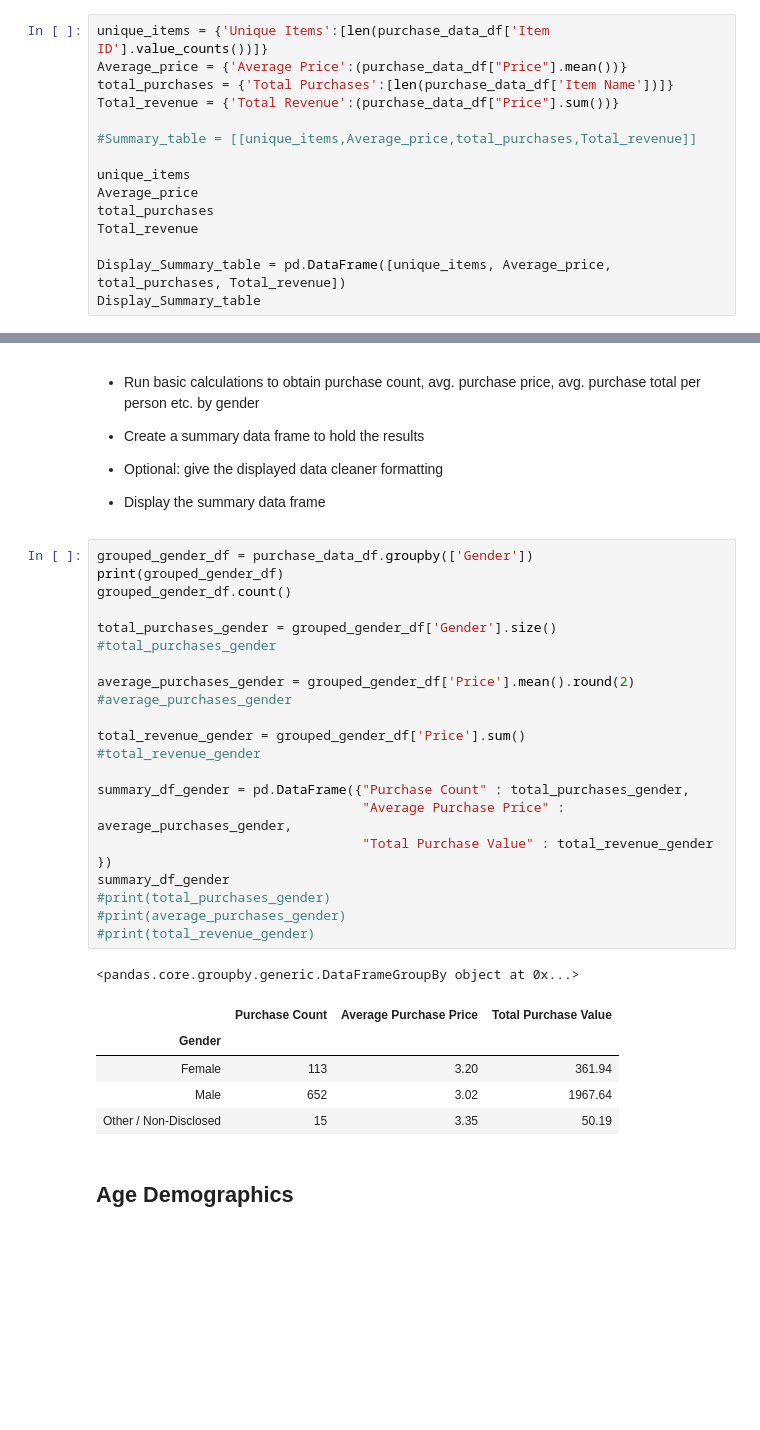
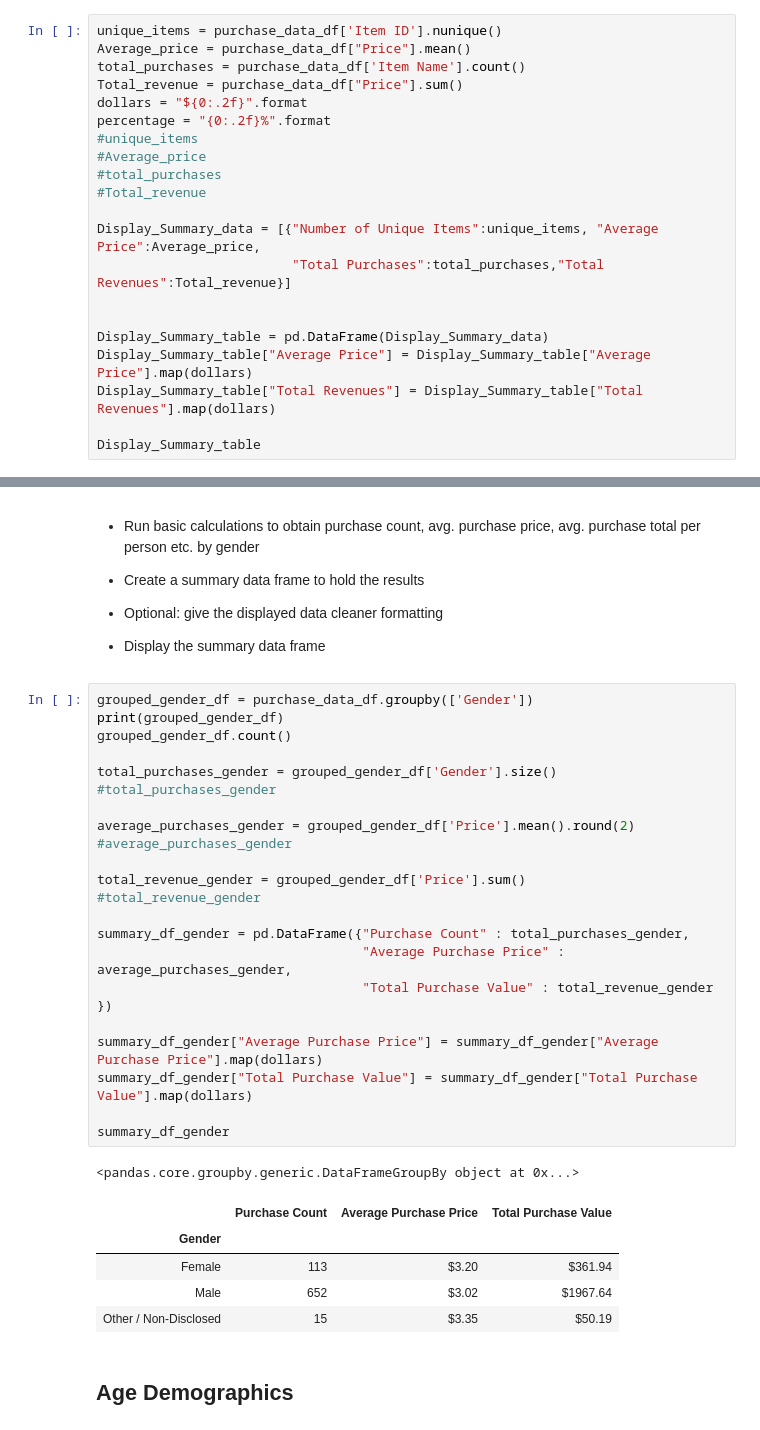
Before and after one commit to jbell69/pandas-challenge, a Jupyter notebook: HeroesOfPymoli/HeroesOfPymoli_starter.ipynb, the cells around one changed output, grey strips where cells are left out. Saved outputs shown, nothing was run; the diff lists cells and outputs as text; blank space fills up the shorter version.

```diff
--- a/HeroesOfPymoli/HeroesOfPymoli_starter.ipynb
+++ b/HeroesOfPymoli/HeroesOfPymoli_starter.ipynb
@@ -56,18 +56,24 @@ total_players
 
 * Display the summary data frame
 # %%
-unique_items = {'Unique Items':[len(purchase_data_df['Item ID'].value_counts())]}
-Average_price = {'Average Price':(purchase_data_df["Price"].mean())}
-total_purchases = {'Total Purchases':[len(purchase_data_df['Item Name'])]}
-Total_revenue = {'Total Revenue':(purchase_data_df["Price"].sum())}
+unique_items = purchase_data_df['Item ID'].nunique()
+Average_price = purchase_data_df["Price"].mean()
+total_purchases = purchase_data_df['Item Name'].count()
+Total_revenue = purchase_data_df["Price"].sum()
+dollars = "${0:.2f}".format
+percentage = "{0:.2f}%".format
+#unique_items
+#Average_price
+#total_purchases
+#Total_revenue
 
-#Summary_table = [[unique_items,Average_price,total_purchases,Total_revenue]]
+Display_Summary_data = [{"Number of Unique Items":unique_items, "Average Price":Average_price,
+                         "Total Purchases":total_purchases,"Total Revenues":Total_revenue}]
 
-unique_items
-Average_price
-total_purchases
-Total_revenue
 
-Display_Summary_table = pd.DataFrame([unique_items, Average_price, total_purchases, Total_revenue])
+Display_Summary_table = pd.DataFrame(Display_Summary_data)
+Display_Summary_table["Average Price"] = Display_Summary_table["Average Price"].map(dollars)
+Display_Summary_table["Total Revenues"] = Display_Summary_table["Total Revenues"].map(dollars)
+
 Display_Summary_table
 # %% [output]
@@ -118,31 +124,32 @@ summary_df
 # %%
 grouped_gender_df = purchase_data_df.groupby(['Gender'])
 print(grouped_gender_df)
 grouped_gender_df.count()
 
 total_purchases_gender = grouped_gender_df['Gender'].size()
 #total_purchases_gender
 
 average_purchases_gender = grouped_gender_df['Price'].mean().round(2)
 #average_purchases_gender
 
 total_revenue_gender = grouped_gender_df['Price'].sum()
 #total_revenue_gender
 
 summary_df_gender = pd.DataFrame({"Purchase Count" : total_purchases_gender,
                                   "Average Purchase Price" : average_purchases_gender,
                                   "Total Purchase Value" : total_revenue_gender })
+
+summary_df_gender["Average Purchase Price"] = summary_df_gender["Average Purchase Price"].map(dollars)
+summary_df_gender["Total Purchase Value"] = summary_df_gender["Total Purchase Value"].map(dollars)
+
 summary_df_gender
-#print(total_purchases_gender)
-#print(average_purchases_gender)
-#print(total_revenue_gender)
 # %% [output]
 <pandas.core.groupby.generic.DataFrameGroupBy object at 0x...>
 |  | Purchase Count | Average Purchase Price | Total Purchase Value |
 | Gender |  |  |  |
-| Female | 113 | 3.20 | 361.94 |
-| Male | 652 | 3.02 | 1967.64 |
-| Other / Non-Disclosed | 15 | 3.35 | 50.19 |
+| Female | 113 | $3.20 | $361.94 |
+| Male | 652 | $3.02 | $1967.64 |
+| Other / Non-Disclosed | 15 | $3.35 | $50.19 |
 # %% [markdown]
 ## Age Demographics
 # %% [markdown]
```
Also changed, not shown: parts of 3 cells of this notebook.
